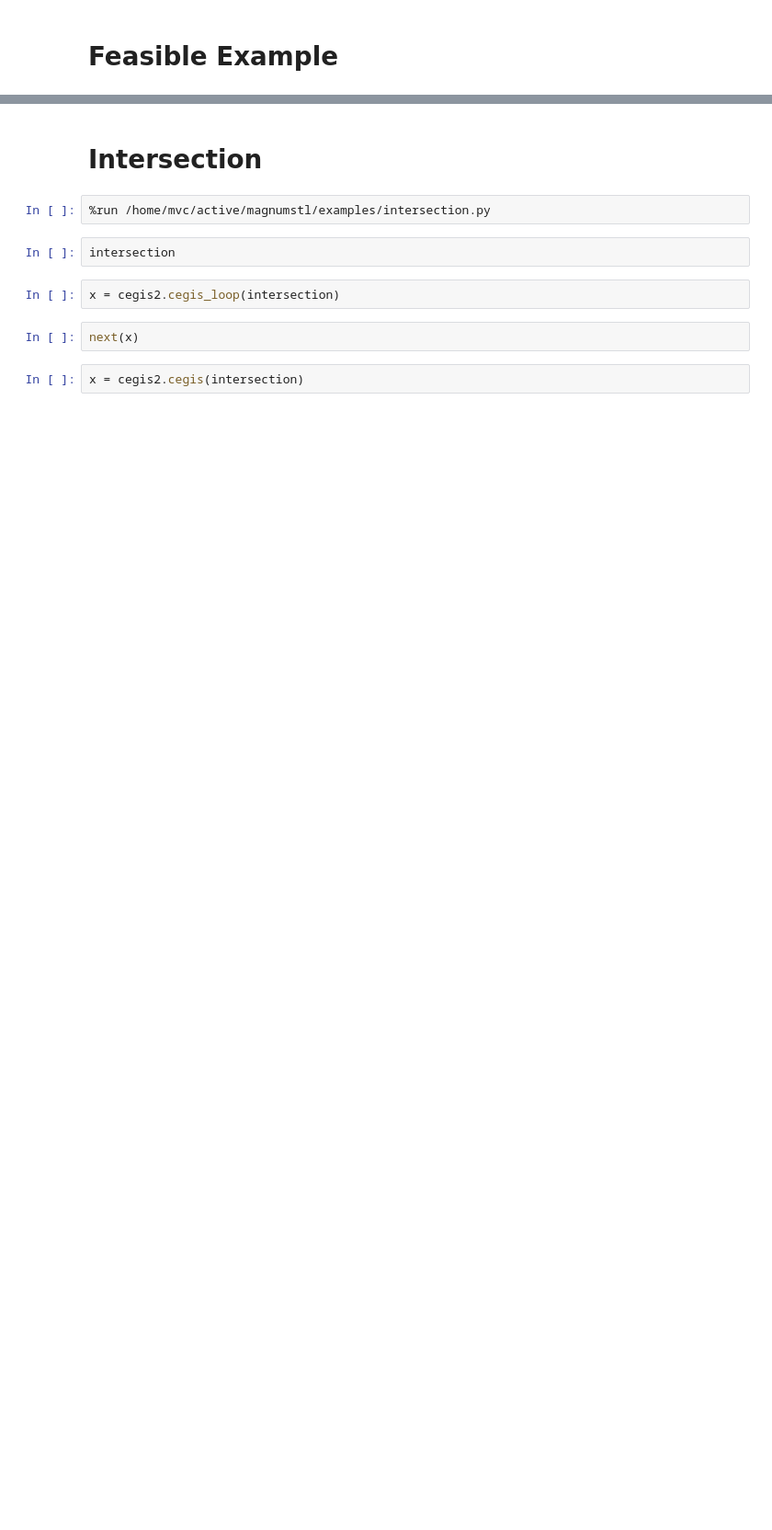
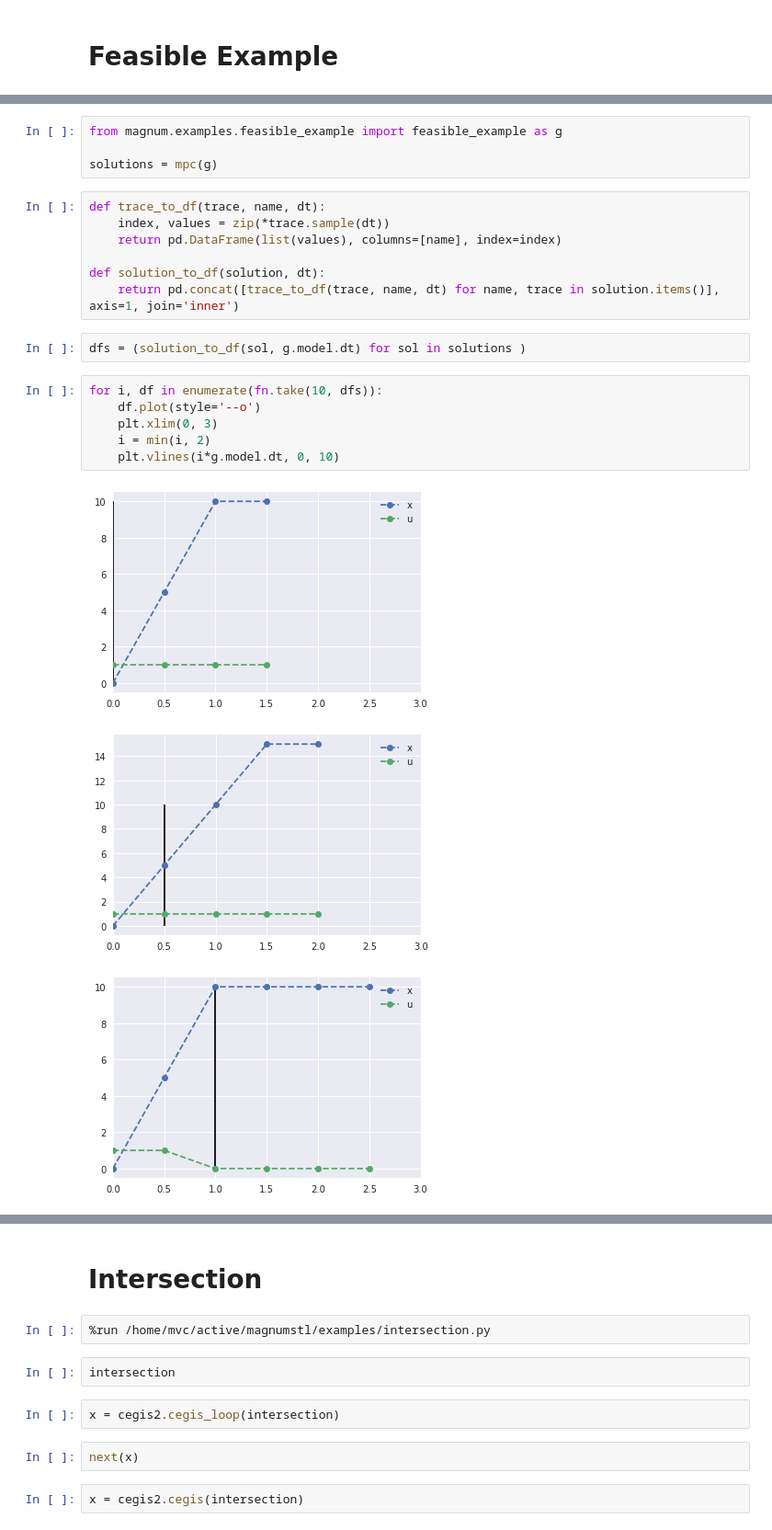
Before and after one commit to mvcisback/py-blustl, a Jupyter notebook: magnum/examples/Example_Notebook.ipynb, the cells around one changed output, grey strips where cells are left out. Shown at 92% size. Drawn from its saved outputs; the diff is of its cells as text; blank space fills up the shorter version.

```diff
--- a/magnum/examples/Example_Notebook.ipynb
+++ b/magnum/examples/Example_Notebook.ipynb
@@ -25,0 +43,23 @@ X[X.u.isnull()]
+# %%
+from magnum.examples.feasible_example import feasible_example as g
+
+solutions = mpc(g)
+# %%
+def trace_to_df(trace, name, dt):
+    index, values = zip(*trace.sample(dt))
+    return pd.DataFrame(list(values), columns=[name], index=index)
+
+def solution_to_df(solution, dt):
+    return pd.concat([trace_to_df(trace, name, dt) for name, trace in solution.items()], axis=1, join='inner')
+# %%
+dfs = (solution_to_df(sol, g.model.dt) for sol in solutions )
+# %%
+for i, df in enumerate(fn.take(10, dfs)):
+    df.plot(style='--o')
+    plt.xlim(0, 3)
+    i = min(i, 2)
+    plt.vlines(i*g.model.dt, 0, 10)
+# %% [output]
+[figure, added]
+[figure, added]
+[figure, added]
```
Also changed, not shown: parts of 27 cells of this notebook, 3 other files.
